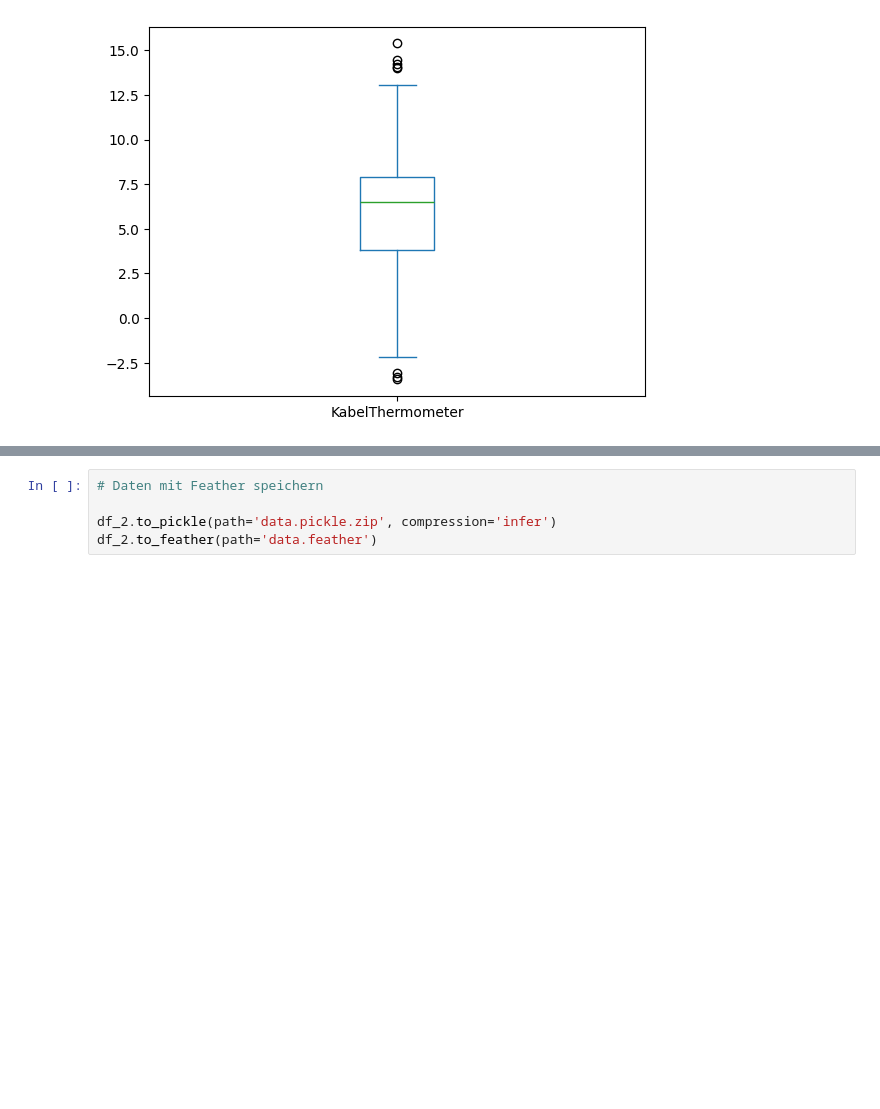
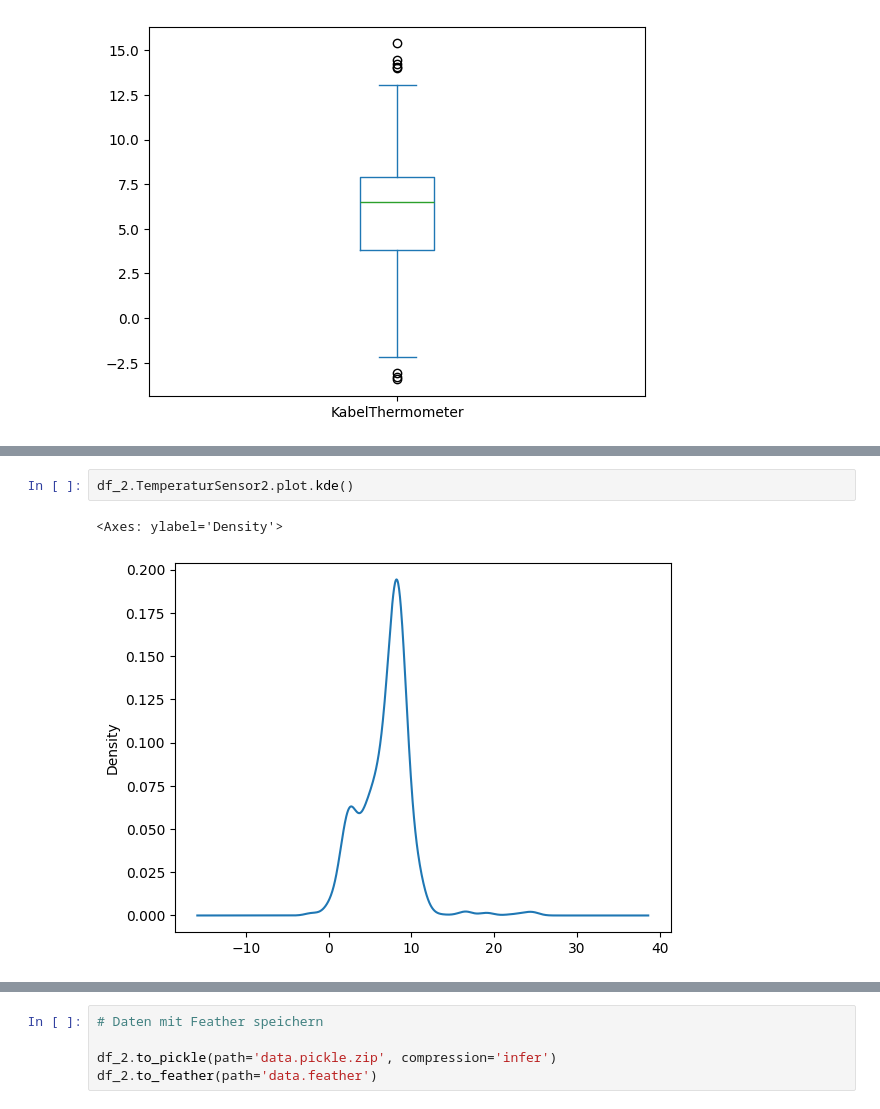
Before and after one commit to DrGonzales/pandaspielplatz, a Jupyter notebook: 1_pandas_basics.ipynb, the cells around one changed output, grey strips where cells are left out. Drawn from its saved outputs; the diff is of its cells as text; blank space fills up the shorter version.

```diff
--- a/1_pandas_basics.ipynb
+++ b/1_pandas_basics.ipynb
@@ -57,0 +83,5 @@ df_2.KabelThermometer.plot.box()
+# %%
+df_2.TemperaturSensor2.plot.kde()
+# %% [output]
+<Axes: ylabel='Density'>
+[figure, added]
```
Also changed, not shown: parts of 16 cells of this notebook, 1 other file.
